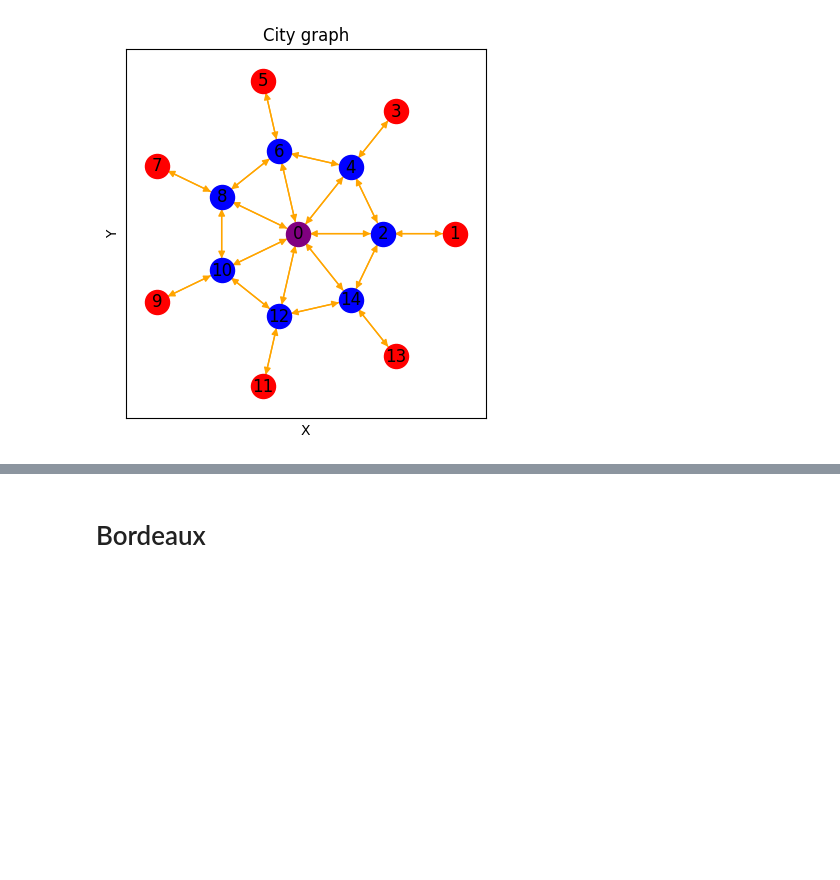
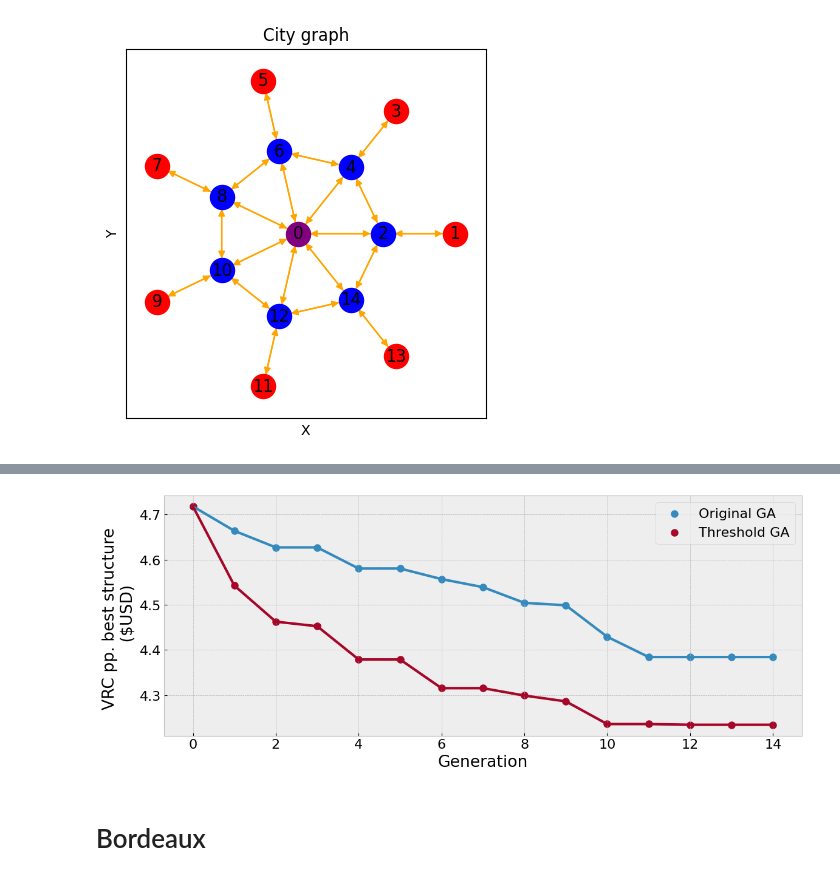
Before and after one commit to valeegomex/Genetic-algorithm-parametric-city, a Jupyter notebook: Real_cities/Real cities examples.ipynb, the cells around one changed output, grey strips where cells are left out. Cells and saved outputs as stored; diff of their text form; code cells hidden in the pictures; blank space fills up the shorter version.

```diff
--- a/Real_cities/Real cities examples.ipynb
+++ b/Real_cities/Real cities examples.ipynb
@@ -7,3 +7,9 @@ from sidermit.publictransportsystem import TransportMode
 from sidermit.publictransportsystem import TransportNetwork
 from sidermit.publictransportsystem import passenger
 from sidermit.city.graph import Graph, CBD, Periphery, Subcenter
+# %%
+import matplotlib.pyplot as plt
+import numpy as np
+from matplotlib.ticker import MaxNLocator
+plt.style.use('bmh')
+plt.rcParams.update({'font.size': 16})
@@ -162,3 +191,25 @@ INFO:sidermit.optimization.optimizer:Internal optimization
+# %%
+Y = int(2565)
+min_o = [12102, 11963, 11869, 11869, 11749, 11749, 11689, 11643, 11554, 11540, 11361, 11246, 11246, 11246, 11246]
+min_u = [12102, 11652, 11447, 11421, 11232, 11232, 11069, 11069, 11027, 10994, 10865, 10865, 10861, 10861, 10861, 10833]
+
+min_o = [i/Y for i in min_o]
+min_u = [i/Y for i in min_u]
+
+n_gen = 15
+fig, ax = plt.subplots(figsize=(12,5))
+title = 'Genetic algorithm evolution in Santiago city'
+x =  np.arange(0, n_gen, 1)
+ax.plot(x, min_o[:n_gen], linewidth=3)
+ax.scatter(x, min_o[:n_gen], label='Original GA', linewidth=3)
+ax.plot(x, min_u[:n_gen], linewidth=3)
+ax.scatter(x, min_u[:n_gen], label='Threshold GA', linewidth=3)
+ax.legend()
+ax.set(xlabel='Generation', ylabel=f'VRC pp. best structure \n ($USD)')
+plt.tight_layout()
+plt.savefig('GASantiago.png', dpi=400)
+# %% [output]
+[figure, added]
 # %% [markdown]
 # Bordeaux
 # %%
```
Also changed, not shown: parts of 10 cells of this notebook, 9 other files.
